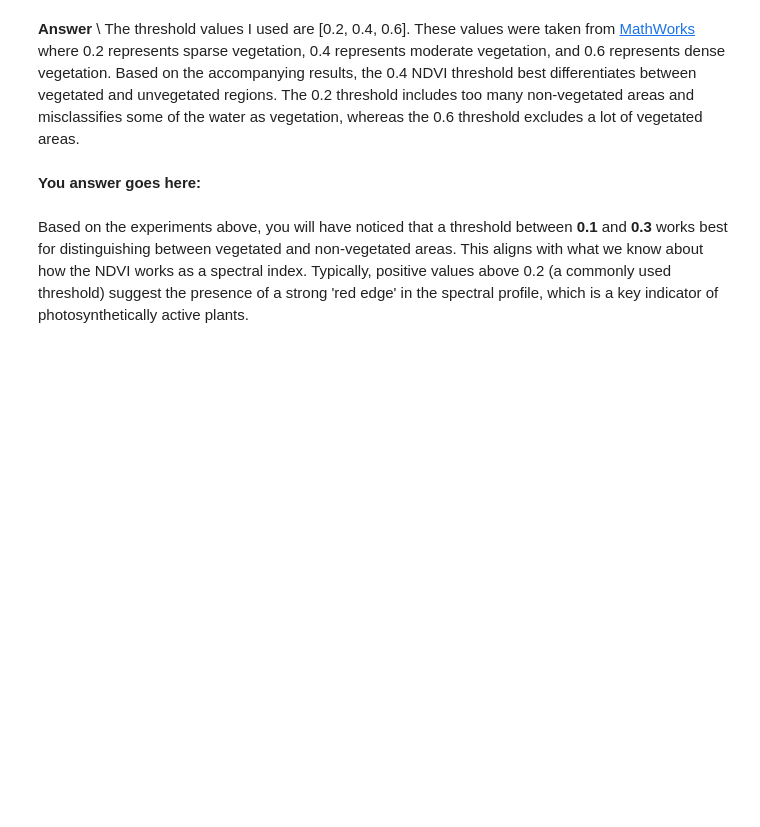
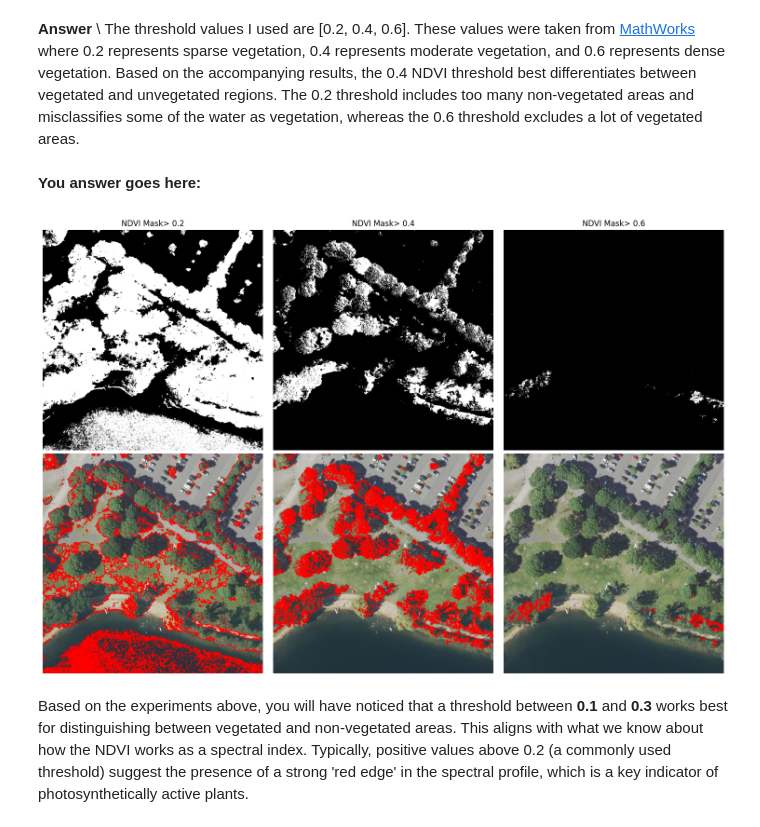
Before and after one commit to dmter/OBIA, a Jupyter notebook: 01_segmentation_exercise.ipynb, the cells around one changed output. Drawn from its saved outputs; the diff is of its cells as text; code cells hidden in the pictures; blank space fills up the shorter version.

```diff
--- a/01_segmentation_exercise.ipynb
+++ b/01_segmentation_exercise.ipynb
@@ -120,32 +120,34 @@ The threshold values I used are [0.2, 0.4, 0.6]. These values were taken from [M
 **You answer goes here:**
 # %%
 #### Your code here to define 2 or more different threshold to try ####
-thresholds = []
+thresholds = [0.2, 0.4, 0.6]
 
 # Create the figure for the subplots
 fig, axs = plt.subplots(
     ncols=len(thresholds),
     nrows=2,
     figsize=(5 * len(thresholds), 10)
 )
 
 # Loop through each threshold to create masks and plot them
 for i, threshold in enumerate(thresholds):
     # Create a binary mask where NDVI is greater than the threshold
     mask = ndvi > threshold
 
     # Plot the mask (binary image where NDVI > threshold)
     axs[0, i].imshow(mask, cmap="gray")
     axs[0, i].set_title(f"NDVI Mask> {threshold}")
     axs[0, i].axis("off")
 
     # Plot the RGB image with boundaries marked around the NDVI mask
     axs[1, i].imshow(mark_boundaries(rgb, mask, color=(1,0,0), outline_color=(1,0,0), mode="thick")) # Define boundary plotting settings
     axs[1, i].axis("off")
 
 # Display the plots
 plt.tight_layout()
 plt.show()
+# %% [output]
+[figure, added]
 # %% [markdown]
 Based on the experiments above, you will have noticed that a threshold between **0.1** and **0.3** works best for distinguishing between vegetated and non-vegetated areas. This aligns with what we know about how the NDVI works as a spectral index. Typically, positive values above 0.2 (a commonly used threshold) suggest the presence of a strong 'red edge' in the spectral profile, which is a key indicator of photosynthetically active plants.
 # %% [markdown]
```
